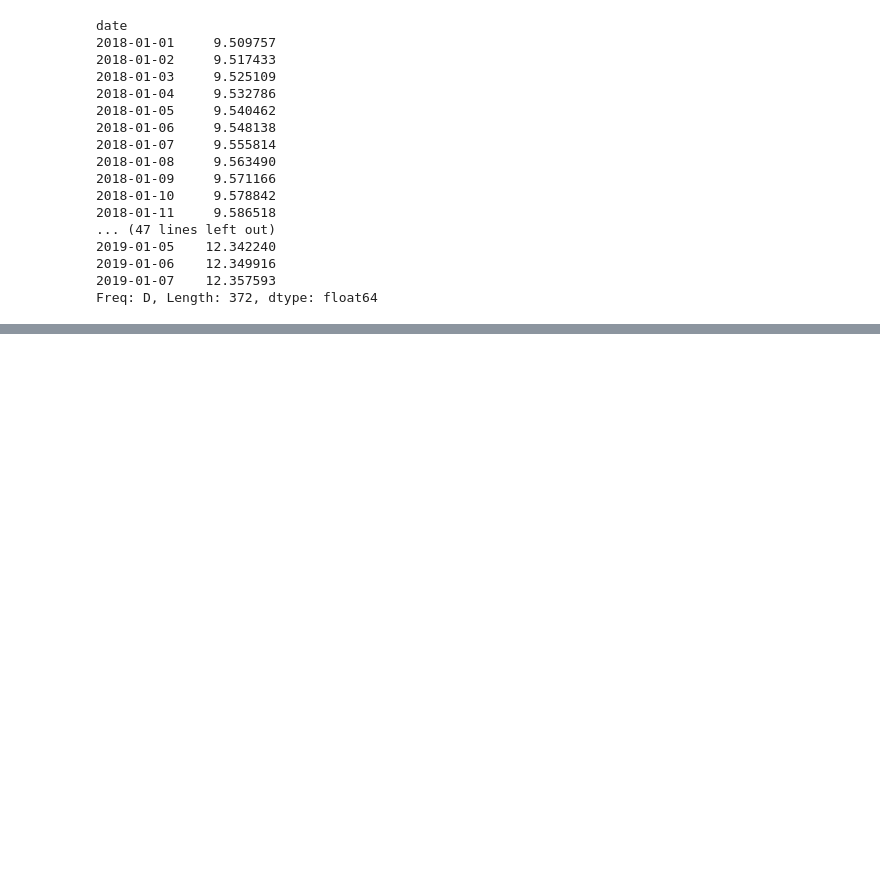
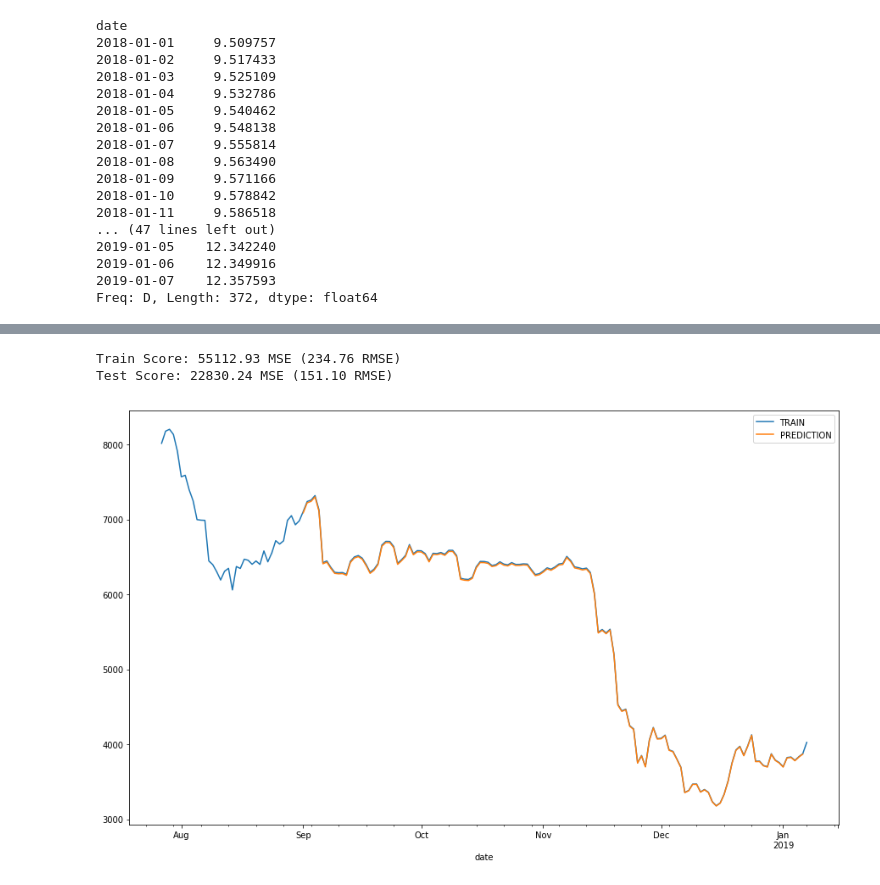
Before and after one commit to legomydiego/Thinkful-Final-Capstone, a Jupyter notebook: Final Capstone.ipynb, the cells around one changed output, grey strips where cells are left out. Cells and saved outputs as stored; diff of their text form; code cells hidden in the pictures; blank space fills up the shorter version.

Commit message:
Added Deep learning model

```diff
--- a/Final Capstone.ipynb
+++ b/Final Capstone.ipynb
@@ -500,0 +518,12 @@ Freq: D, Length: 372, dtype: float64
+# %%
+trainX = np.array(train_keras['Close'])
+trainY = np.array(train_keras['Close_t+1'])
+testX = np.array(test_keras['Close'][:-1])
+testY = np.array(test_keras['Close_t+1'][:-1])
+# %%
+# create and fit Multilayer Perceptron model
+model = Sequential()
+model.add(Dense(8, input_dim=1, activation='relu'))
+model.add(Dense(1))
+model.compile(loss='mean_squared_error', optimizer='adam')
+model.fit(trainX, trainY, epochs=200, batch_size=2, verbose=1)
@@ -500,0 +549,21 @@ Freq: D, Length: 372, dtype: float64
+# %%
+# Estimate model performance
+trainScore = model.evaluate(trainX, trainY, verbose=0)
+print('Train Score: %.2f MSE (%.2f RMSE)' % (trainScore, math.sqrt(trainScore)))
+testScore = model.evaluate(testX, testY, verbose=0)
+print('Test Score: %.2f MSE (%.2f RMSE)' % (testScore, math.sqrt(testScore)))
+# %% [output]
+Train Score: 55112.93 MSE (234.76 RMSE)
+Test Score: 22830.24 MSE (151.10 RMSE)
+# %%
+# generate predictions for training
+trainPredict = model.predict(trainX)
+testPredict = model.predict(testX)
+# %%
+train_plot_keras = pd.DataFrame(trainPredict, index=df_keras[:1336].index, columns=['Value'])
+test_plot_keras =pd.DataFrame(testPredict, index=df_keras[1336:-1].index, columns=['Value'])
+# %%
+df_keras['Close'].iloc[1300:].plot(legend=True,label='TRAIN')
+test_plot_keras['Value'].plot(legend=True,label='PREDICTION',figsize=(15,9));
+# %% [output]
+[figure, added]
```
Also changed, not shown: parts of 9 cells of this notebook.
